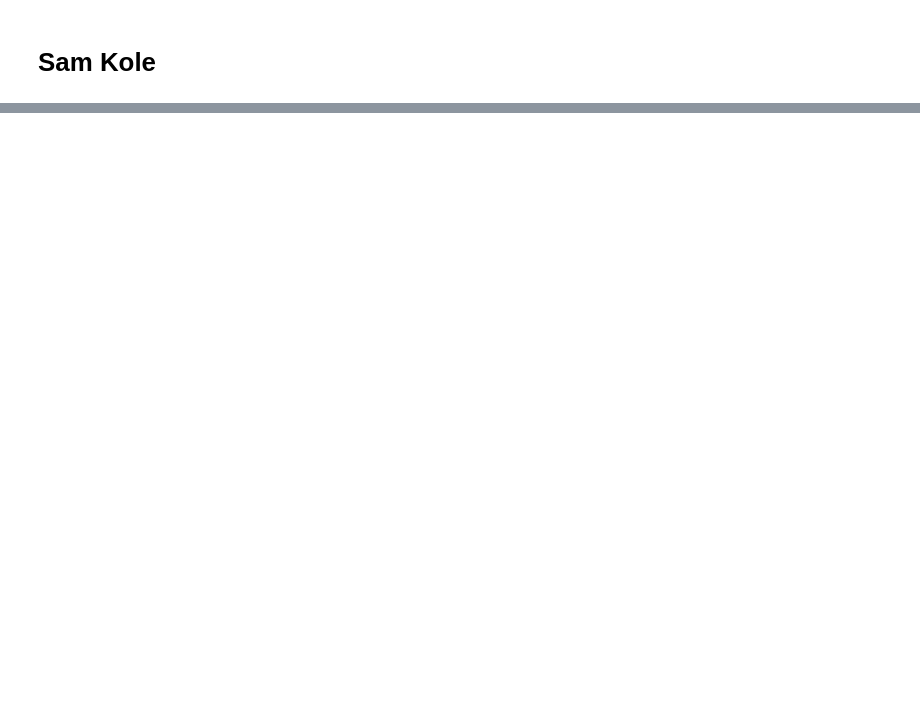
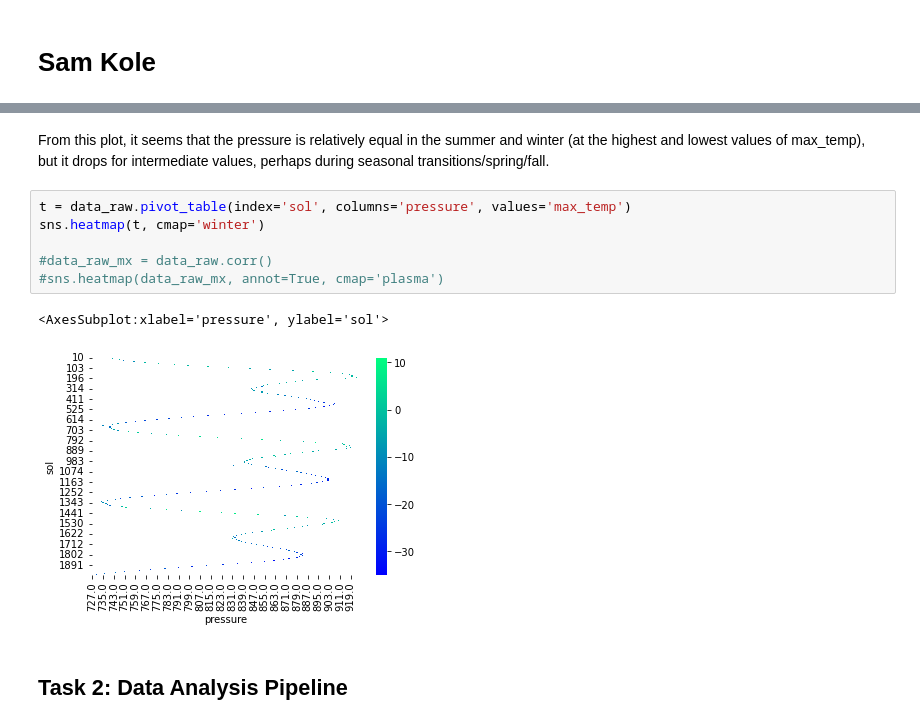
Before and after one commit to data301-2021-winter1/group15-project, a Jupyter notebook: notebooks/analysis1.ipynb, the cells around one changed output, grey strips where cells are left out. Saved outputs shown, nothing was run; the diff lists cells and outputs as text; blank space fills up the shorter version.

```diff
--- a/notebooks/analysis1.ipynb
+++ b/notebooks/analysis1.ipynb
@@ -26,0 +101,13 @@ data_raw
+# %% [markdown]
+From this plot, it seems that the pressure is relatively equal in the summer and winter (at the highest and lowest values of max_temp), but it drops for intermediate values, perhaps during seasonal transitions/spring/fall.
+# %%
+t = data_raw.pivot_table(index='sol', columns='pressure', values='max_temp')
+sns.heatmap(t, cmap='winter')
+
+#data_raw_mx = data_raw.corr()
+#sns.heatmap(data_raw_mx, annot=True, cmap='plasma')
+# %% [output]
+<AxesSubplot:xlabel='pressure', ylabel='sol'>
+[figure, added]
+# %% [markdown]
+## Task 2: Data Analysis Pipeline
```
Also changed, not shown: parts of 24 cells of this notebook, 1 other file.
